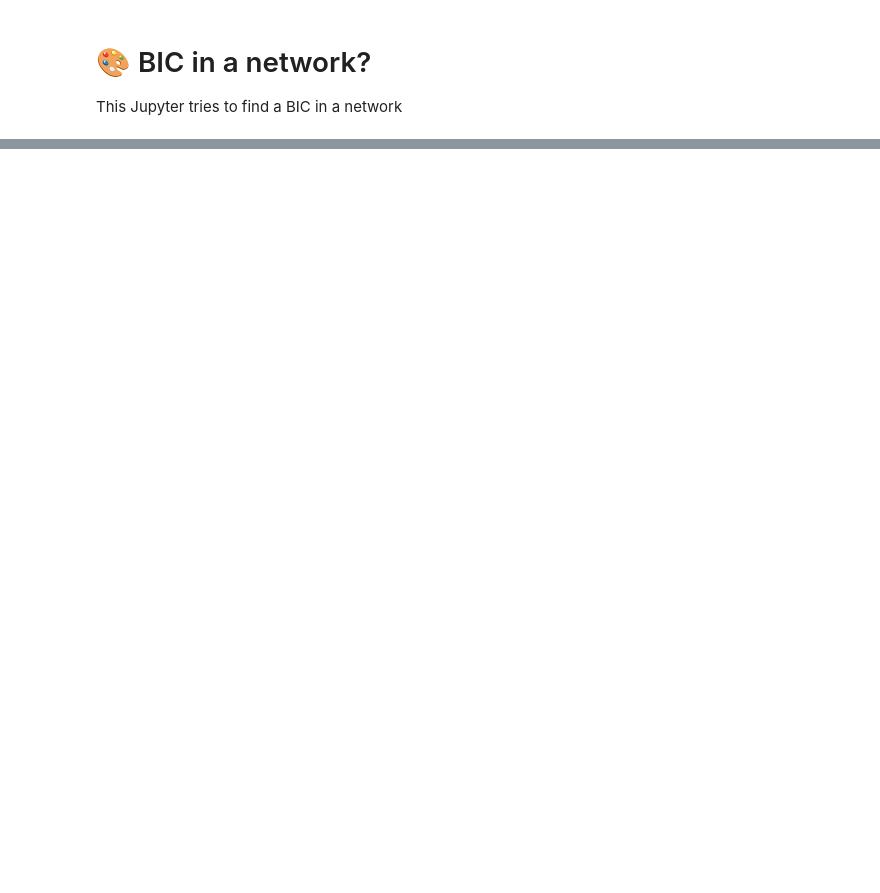
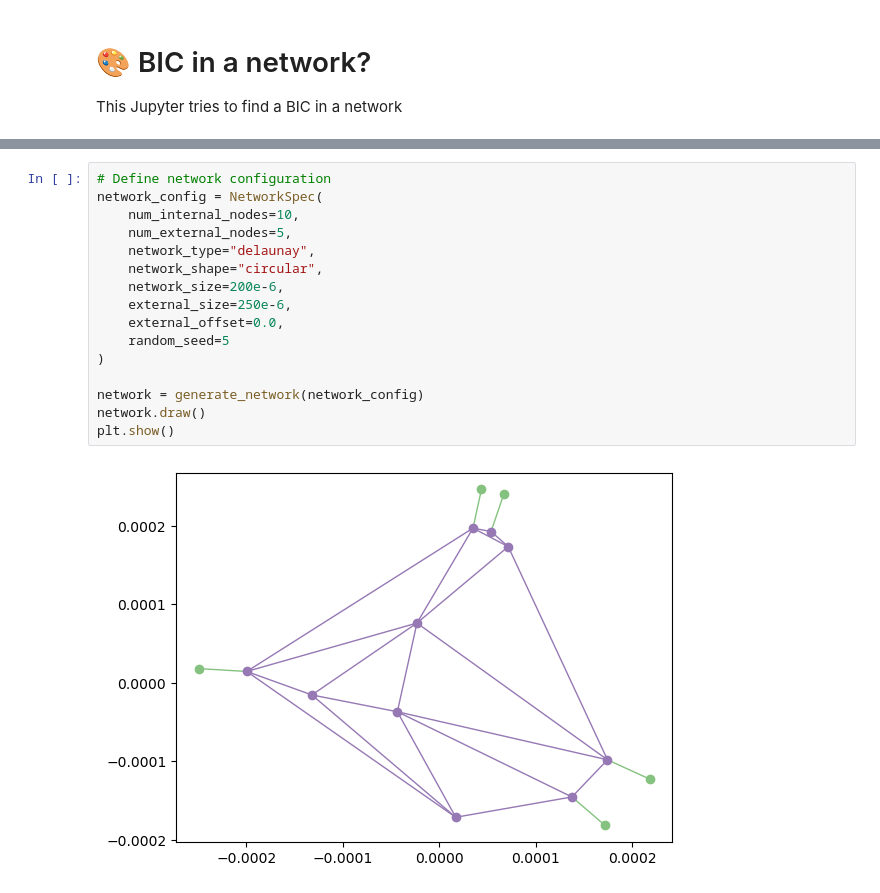
Before and after one commit to Optical-Theory-Group/networklibrary, a Jupyter notebook: network_bic.ipynb, the cells around one changed output, grey strips where cells are left out. Drawn from its saved outputs; the diff is of its cells as text; blank space fills up the shorter version.

```diff
--- a/network_bic.ipynb
+++ b/network_bic.ipynb
@@ -92,0 +173,18 @@ Text(0, 0.5, 'det S')
+# %%
+# Define network configuration
+network_config = NetworkSpec(
+    num_internal_nodes=10,
+    num_external_nodes=5,
+    network_type="delaunay",
+    network_shape="circular",
+    network_size=200e-6,
+    external_size=250e-6,
+    external_offset=0.0,
+    random_seed=5
+)
+
+network = generate_network(network_config)
+network.draw()
+plt.show()
+# %% [output]
+[figure, added]
```
Also changed, not shown: parts of 6 cells of this notebook, 12 other files.
